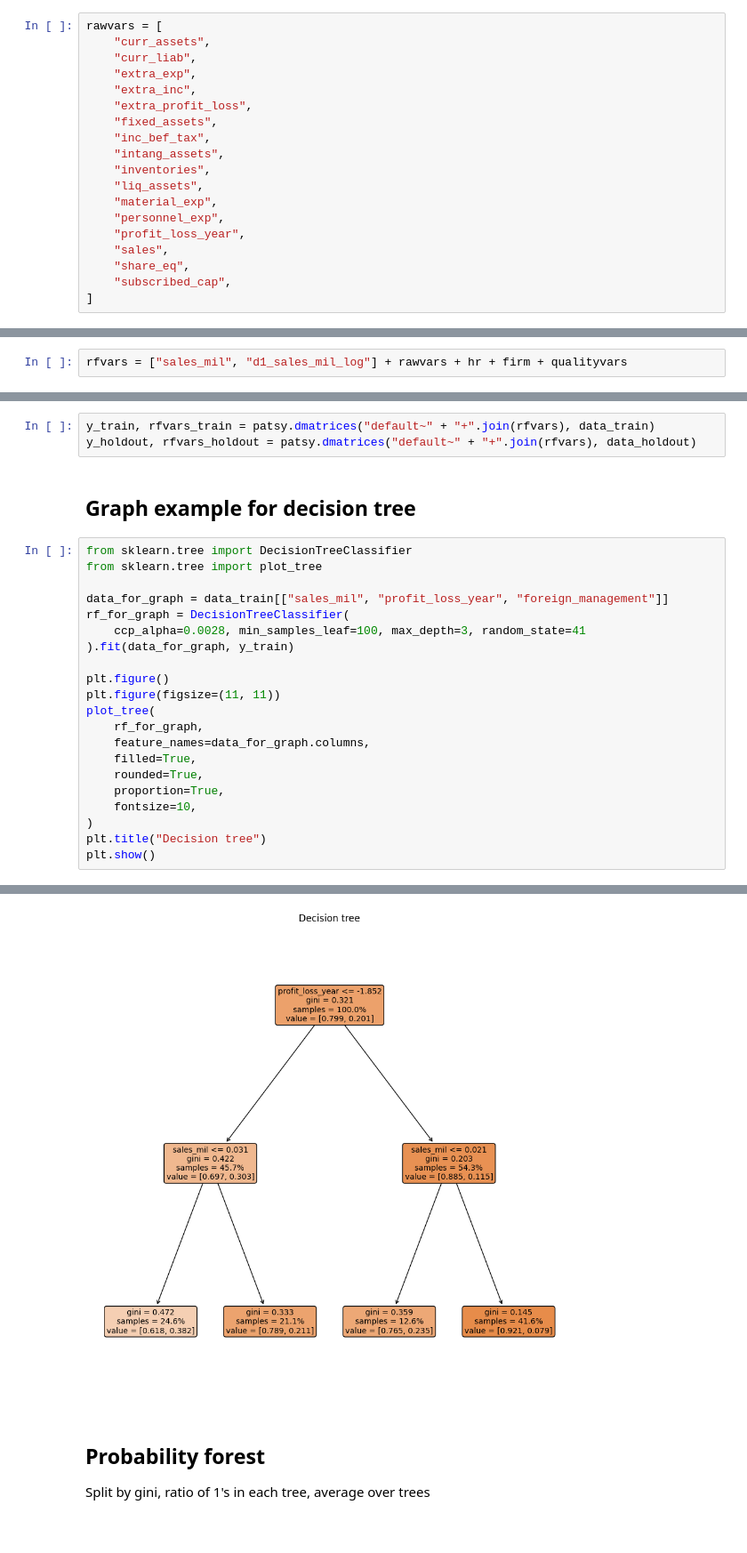
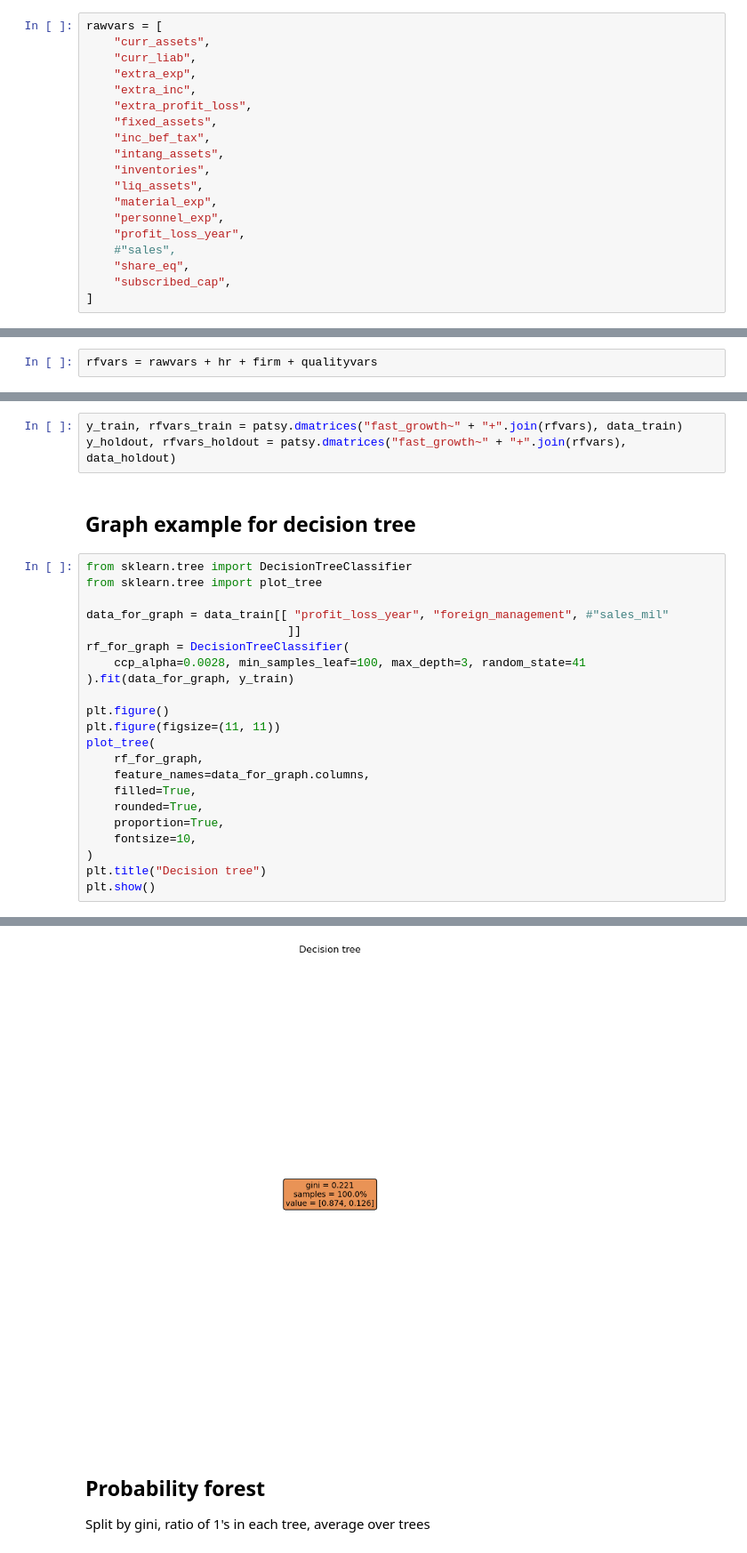
Before and after one commit to ghadena/DA3, a Jupyter notebook: assignment_2/ch17-predicting-firm-exit.ipynb, the cells around one changed output, grey strips where cells are left out. Shown at 89% size. Saved outputs shown, nothing was run; the diff lists cells and outputs as text.

```diff
--- a/assignment_2/ch17-predicting-firm-exit.ipynb
+++ b/assignment_2/ch17-predicting-firm-exit.ipynb
@@ -235,7 +237,7 @@ rawvars = [
     "material_exp",
     "personnel_exp",
     "profit_loss_year",
-    "sales",
+    #"sales",
     "share_eq",
     "subscribed_cap",
 ]
@@ -392,7 +390,7 @@ logit_lasso_vars = (
 # %% [markdown]
 3. CART and RF (no interactions, no modified features)
 # %%
-rfvars = ["sales_mil", "d1_sales_mil_log"] + rawvars + hr + firm + qualityvars
+rfvars = rawvars + hr + firm + qualityvars
 # %% [markdown]
 ## Quick reminder about probability models
 # %% [markdown]
@@ -1033,34 +1006,35 @@ cm3
 # %% [markdown]
 # PREDICTION WITH RANDOM FOREST
 # %%
-y_train, rfvars_train = patsy.dmatrices("default~" + "+".join(rfvars), data_train)
-y_holdout, rfvars_holdout = patsy.dmatrices("default~" + "+".join(rfvars), data_holdout)
+y_train, rfvars_train = patsy.dmatrices("fast_growth~" + "+".join(rfvars), data_train)
+y_holdout, rfvars_holdout = patsy.dmatrices("fast_growth~" + "+".join(rfvars), data_holdout)
 # %% [markdown]
 ## Graph example for decision tree
 # %%
 from sklearn.tree import DecisionTreeClassifier
 from sklearn.tree import plot_tree
 
-data_for_graph = data_train[["sales_mil", "profit_loss_year", "foreign_management"]]
+data_for_graph = data_train[[ "profit_loss_year", "foreign_management", #"sales_mil"
+                             ]]
 rf_for_graph = DecisionTreeClassifier(
     ccp_alpha=0.0028, min_samples_leaf=100, max_depth=3, random_state=41
 ).fit(data_for_graph, y_train)
 
 plt.figure()
 plt.figure(figsize=(11, 11))
 plot_tree(
     rf_for_graph,
     feature_names=data_for_graph.columns,
     filled=True,
     rounded=True,
     proportion=True,
     fontsize=10,
 )
 plt.title("Decision tree")
 plt.show()
 # %% [output]
 <Figure size 640x480 with 0 Axes>
-[figure, old version]
+[figure, new version]
 # %% [markdown]
 ## Probability forest
 
```
Also changed, not shown: parts of 53 cells of this notebook.
